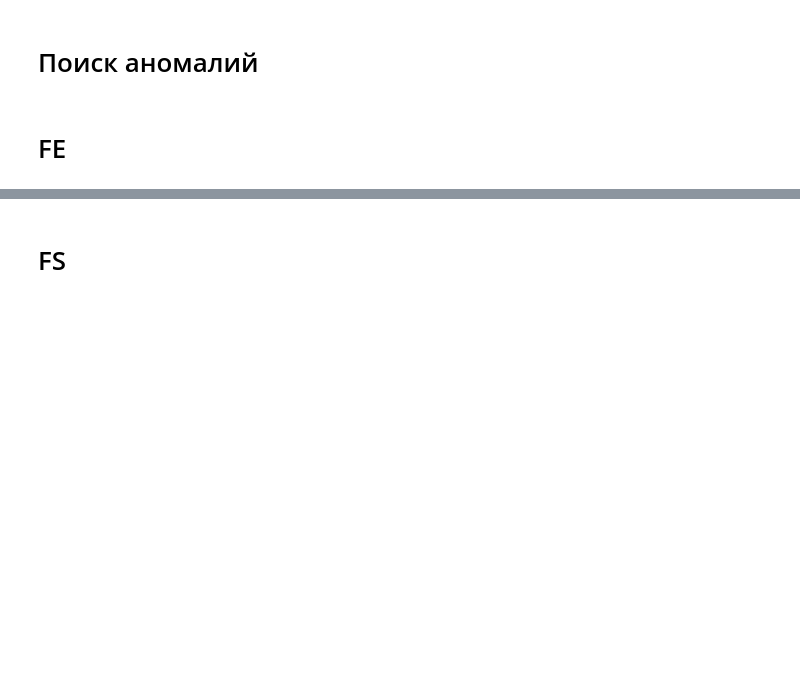
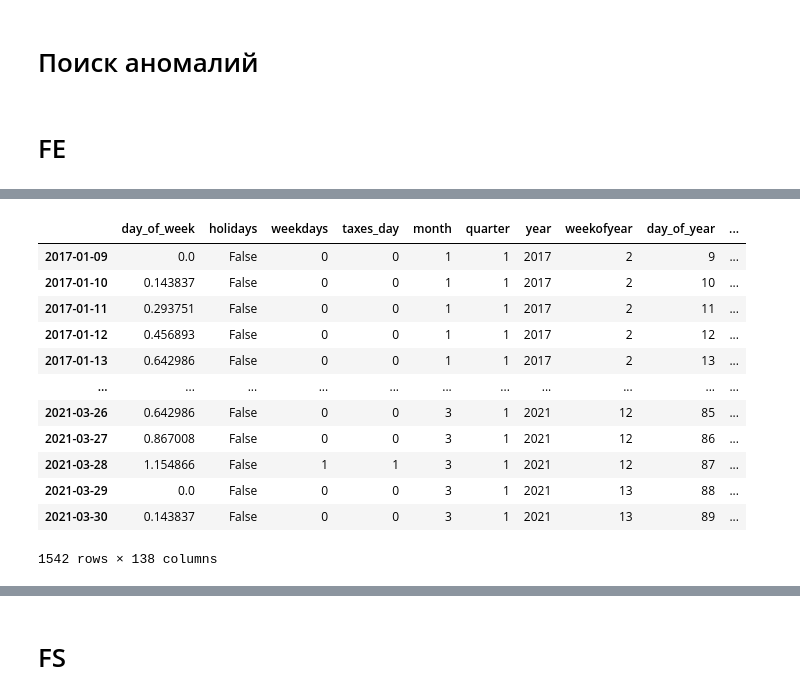
Before and after one commit to GungnirAP/TimeSeries-Project, a Jupyter notebook: Project 2.ipynb, the cells around one changed output, grey strips where cells are left out. Cells and saved outputs as stored; diff of their text form; code cells hidden in the pictures; blank space fills up the shorter version.

```diff
--- a/Project 2.ipynb
+++ b/Project 2.ipynb
@@ -65,0 +117,16 @@ a = fe.get_features()
+# %%
+a
+# %% [output]
+|  | day_of_week | holidays | weekdays | taxes_day | month | quarter | year | weekofyear | day_of_year | ... |
+| 2017-01-09 | 0.0 | False | 0 | 0 | 1 | 1 | 2017 | 2 | 9 | ... |
+| 2017-01-10 | 0.143837 | False | 0 | 0 | 1 | 1 | 2017 | 2 | 10 | ... |
+| 2017-01-11 | 0.293751 | False | 0 | 0 | 1 | 1 | 2017 | 2 | 11 | ... |
+| 2017-01-12 | 0.456893 | False | 0 | 0 | 1 | 1 | 2017 | 2 | 12 | ... |
+| 2017-01-13 | 0.642986 | False | 0 | 0 | 1 | 1 | 2017 | 2 | 13 | ... |
+| ... | ... | ... | ... | ... | ... | ... | ... | ... | ... | ... |
+| 2021-03-26 | 0.642986 | False | 0 | 0 | 3 | 1 | 2021 | 12 | 85 | ... |
+| 2021-03-27 | 0.867008 | False | 0 | 0 | 3 | 1 | 2021 | 12 | 86 | ... |
+| 2021-03-28 | 1.154866 | False | 1 | 1 | 3 | 1 | 2021 | 12 | 87 | ... |
+| 2021-03-29 | 0.0 | False | 0 | 0 | 3 | 1 | 2021 | 13 | 88 | ... |
+| 2021-03-30 | 0.143837 | False | 0 | 0 | 3 | 1 | 2021 | 13 | 89 | ... |
+1542 rows × 138 columns
```
Also changed, not shown: parts of 17 cells of this notebook, 2 other files.
